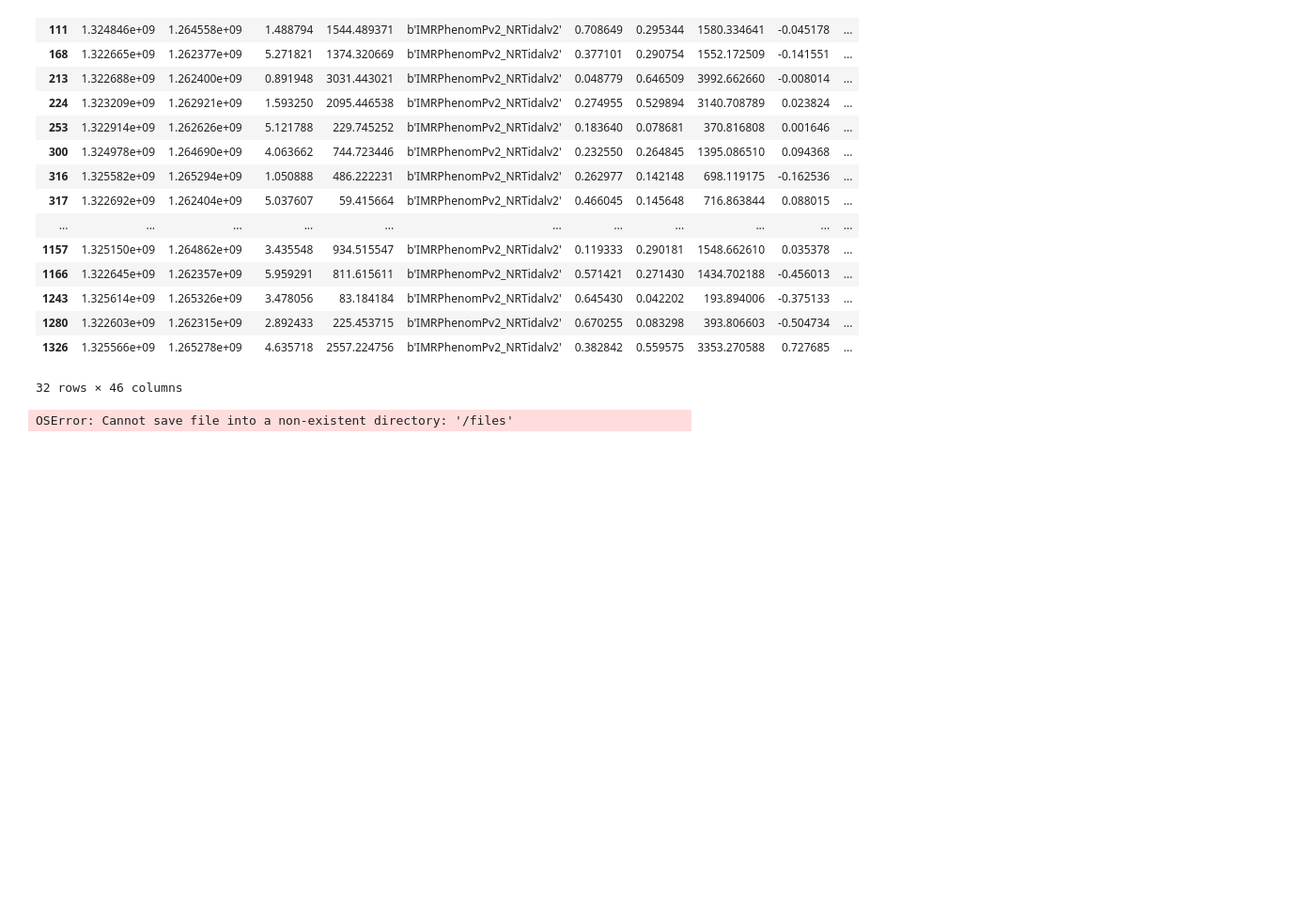
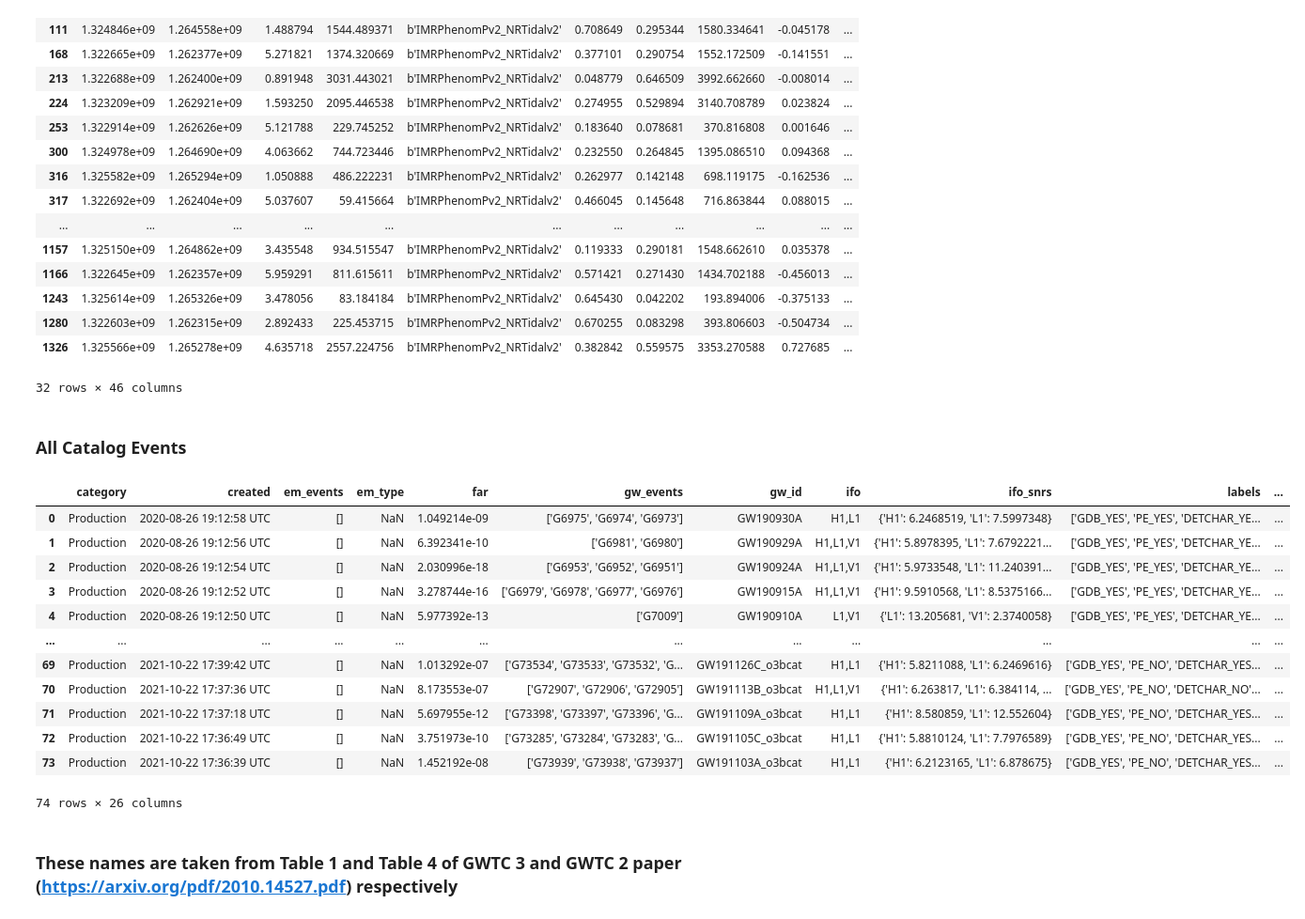
Before and after one commit to siddharth101/QoQ, a Jupyter notebook: data/QoQ_analysis_a.ipynb, the cells around one changed output. Shown at 94% size. Cells and saved outputs as stored; diff of their text form; code cells hidden in the pictures; blank space fills up the shorter version.

Commit message:
Added O3a and O3b online and offline event files and retracted events file

```diff
--- a/data/QoQ_analysis_a.ipynb
+++ b/data/QoQ_analysis_a.ipynb
@@ -197,6 +197,24 @@ df_inj_both_flag_a_attrs
 | 1326 | 1.325566e+09 | 1.265278e+09 | 4.635718 | 2557.224756 | b'IMRPhenomPv2_NRTidalv2' | 0.382842 | 0.559575 | 3353.270588 | 0.727685 | ... |
 32 rows × 46 columns
 # %%
-df_inj_both_flag_a_attrs.to_csv('/files/attributes_inj_flagged_both_a.csv', index=None)
+df_inj_both_flag_a_attrs.to_csv('files/attributes_inj_flagged_both_a.csv', index=None)
-# %% [output]
-OSError: Cannot save file into a non-existent directory: '/files'
+# %% [markdown]
+### All Catalog Events
+# %%
+df_O3 = pd.read_csv('files/O3_catalog.csv')
+# %%
+df_O3
+# %% [output]
+|  | category | created | em_events | em_type | far | gw_events | gw_id | ifo | ifo_snrs | labels | ... |
+| 0 | Production | 2020-08-26 19:12:58 UTC | [] | NaN | 1.049214e-09 | ['G6975', 'G6974', 'G6973'] | GW190930A | H1,L1 | {'H1': 6.2468519, 'L1': 7.5997348} | ['GDB_YES', 'PE_YES', 'DETCHAR_YE... | ... |
+| 1 | Production | 2020-08-26 19:12:56 UTC | [] | NaN | 6.392341e-10 | ['G6981', 'G6980'] | GW190929A | H1,L1,V1 | {'H1': 5.8978395, 'L1': 7.6792221... | ['GDB_YES', 'PE_YES', 'DETCHAR_YE... | ... |
+| 2 | Production | 2020-08-26 19:12:54 UTC | [] | NaN | 2.030996e-18 | ['G6953', 'G6952', 'G6951'] | GW190924A | H1,L1,V1 | {'H1': 5.9733548, 'L1': 11.240391... | ['GDB_YES', 'PE_YES', 'DETCHAR_YE... | ... |
+| 3 | Production | 2020-08-26 19:12:52 UTC | [] | NaN | 3.278744e-16 | ['G6979', 'G6978', 'G6977', 'G6976'] | GW190915A | H1,L1,V1 | {'H1': 9.5910568, 'L1': 8.5375166... | ['GDB_YES', 'PE_YES', 'DETCHAR_YE... | ... |
+| 4 | Production | 2020-08-26 19:12:50 UTC | [] | NaN | 5.977392e-13 | ['G7009'] | GW190910A | L1,V1 | {'L1': 13.205681, 'V1': 2.3740058} | ['GDB_YES', 'PE_YES', 'DETCHAR_YE... | ... |
+| ... | ... | ... | ... | ... | ... | ... | ... | ... | ... | ... | ... |
+| 69 | Production | 2021-10-22 17:39:42 UTC | [] | NaN | 1.013292e-07 | ['G73534', 'G73533', 'G73532', 'G... | GW191126C_o3bcat | H1,L1 | {'H1': 5.8211088, 'L1': 6.2469616} | ['GDB_YES', 'PE_NO', 'DETCHAR_YES... | ... |
+| 70 | Production | 2021-10-22 17:37:36 UTC | [] | NaN | 8.173553e-07 | ['G72907', 'G72906', 'G72905'] | GW191113B_o3bcat | H1,L1,V1 | {'H1': 6.263817, 'L1': 6.384114, ... | ['GDB_YES', 'PE_NO', 'DETCHAR_NO'... | ... |
+| 71 | Production | 2021-10-22 17:37:18 UTC | [] | NaN | 5.697955e-12 | ['G73398', 'G73397', 'G73396', 'G... | GW191109A_o3bcat | H1,L1 | {'H1': 8.580859, 'L1': 12.552604} | ['GDB_YES', 'PE_NO', 'DETCHAR_YES... | ... |
+| 72 | Production | 2021-10-22 17:36:49 UTC | [] | NaN | 3.751973e-10 | ['G73285', 'G73284', 'G73283', 'G... | GW191105C_o3bcat | H1,L1 | {'H1': 5.8810124, 'L1': 7.7976589} | ['GDB_YES', 'PE_NO', 'DETCHAR_YES... | ... |
+| 73 | Production | 2021-10-22 17:36:39 UTC | [] | NaN | 1.452192e-08 | ['G73939', 'G73938', 'G73937'] | GW191103A_o3bcat | H1,L1 | {'H1': 6.2123165, 'L1': 6.878675} | ['GDB_YES', 'PE_NO', 'DETCHAR_YES... | ... |
+74 rows × 26 columns
@@ -202,0 +237,2 @@ OSError: Cannot save file into a non-existent directory: '/files'
+# %% [markdown]
+### These names are taken from Table 1 and Table 4 of GWTC 3 and GWTC 2 paper (https://arxiv.org/pdf/2010.14527.pdf) respectively
```
Also changed, not shown: parts of 9 cells of this notebook, 6 other files.
